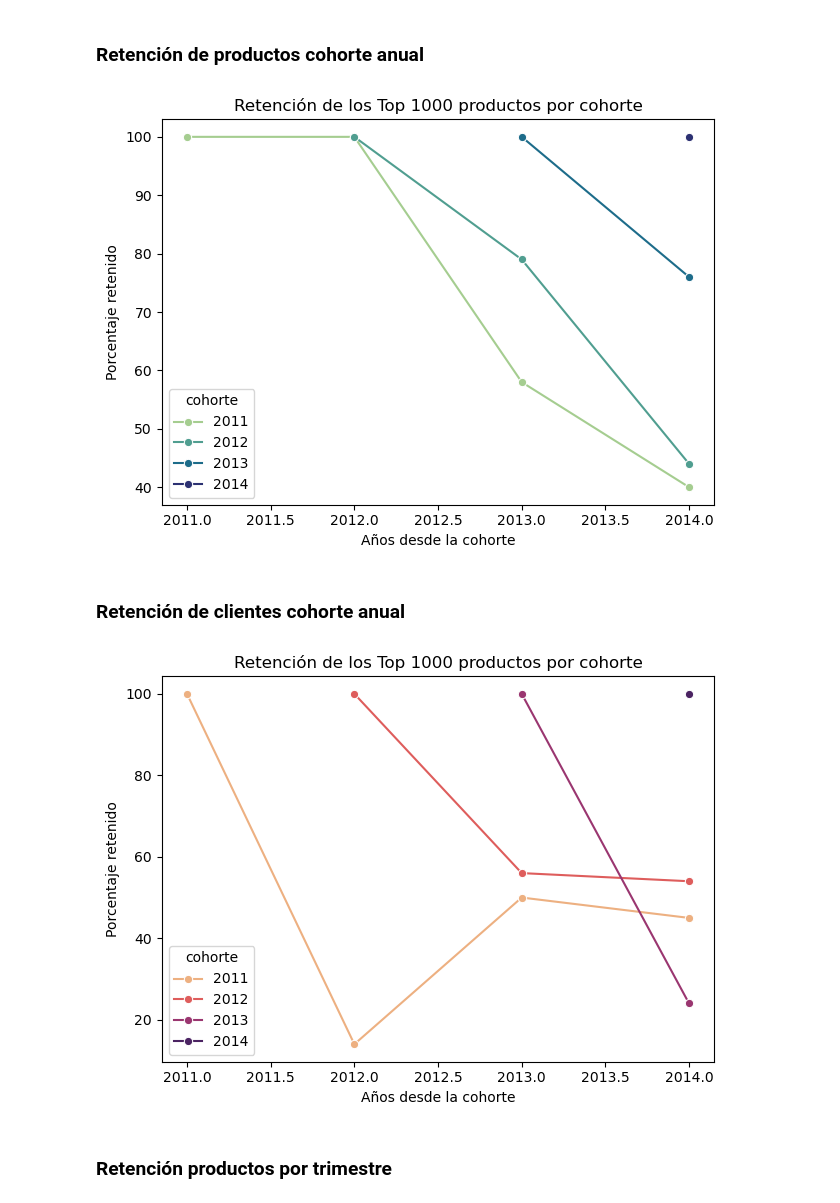
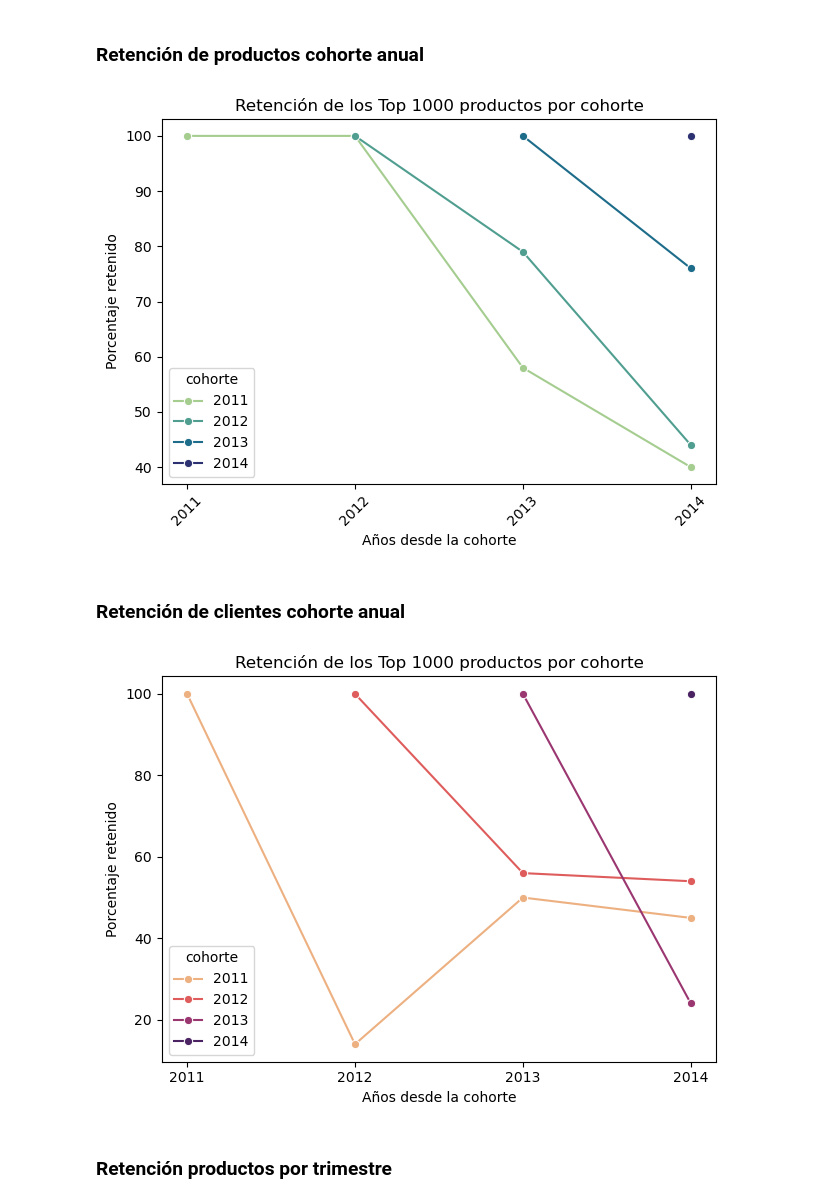
Before and after one commit to fedepicado/Series-temporales-con-SQL, a Jupyter notebook: Retencion de clientes.ipynb, the cells around one changed output. Saved outputs shown, nothing was run; the diff lists cells and outputs as text; code cells hidden in the pictures.

```diff
--- a/Retencion de clientes.ipynb
+++ b/Retencion de clientes.ipynb
@@ -305,34 +305,38 @@ SELECT
     pf.cohorte,
     pf.año_desde_cohorte+cohorte as año_desde_cohorte,
     round((CAST(pf.productos_retenidos AS FLOAT) /
      CAST(FIRST_VALUE(pf.productos_retenidos) OVER (PARTITION BY pf.cohorte ORDER BY pf.año_desde_cohorte) AS FLOAT)),2) * 100
      AS porcentaje
 FROM productos_finales pf
 order by pf.cohorte, pf.año_desde_cohorte asc""")
 
 df = armar_query(query)
 
 
 # Asegurás tipos numéricos
 df['cohorte'] = df['cohorte'].astype(int)
 df['año_desde_cohorte'] = df['año_desde_cohorte'].astype(int)
 
 # Lineplot: eje X = años desde cohorte, eje Y = porcentaje, una línea por cohorte
 sns.lineplot(
     data=df,
     x='año_desde_cohorte',
     y='porcentaje',
     hue='cohorte',
     marker='o',
     palette= 'crest'
 )
 plt.title('Retención de los Top 1000 productos por cohorte')
+plt.xticks(ticks=sorted(df['año_desde_cohorte'].unique()),
+           labels=sorted(df['año_desde_cohorte'].unique().astype(int)))
+plt.xticks(rotation=45)
+plt.tight_layout()
 plt.xlabel('Años desde la cohorte')
 plt.ylabel('Porcentaje retenido')
 plt.tight_layout()
 plt.show()
 # %% [output]
-[figure, old version]
+[figure, new version]
 # %% [markdown]
 ### Retención de clientes cohorte anual
 # %%
@@ -389,11 +393,14 @@ sns.lineplot(
 )
 plt.title('Retención de los Top 1000 productos por cohorte')
 plt.xlabel('Años desde la cohorte')
+plt.xticks(ticks=sorted(df['año_desde_cohorte'].unique()),
+           labels=sorted(df['año_desde_cohorte'].unique().astype(int)))
+
 plt.ylabel('Porcentaje retenido')
 plt.tight_layout()
 plt.show()
 # %% [output]
-[figure, old version]
+[figure, new version]
 # %% [markdown]
 ### Retención productos por trimestre
 # %%
```
Also changed, not shown: parts of 2 cells of this notebook.
